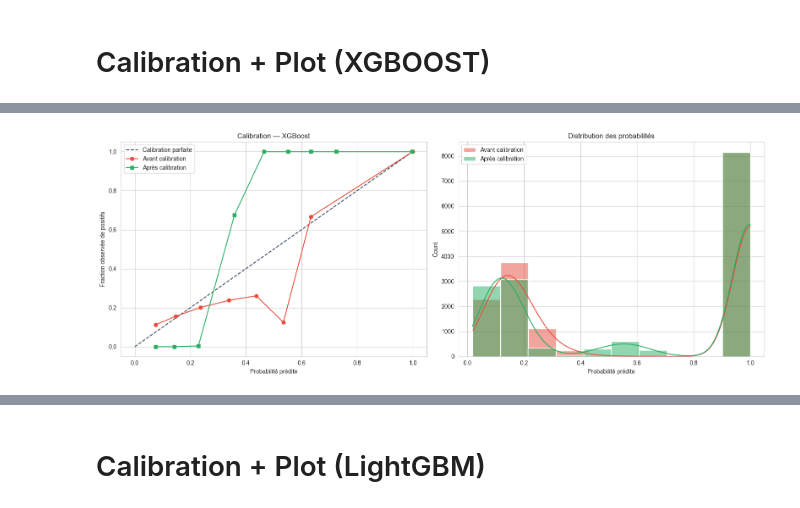
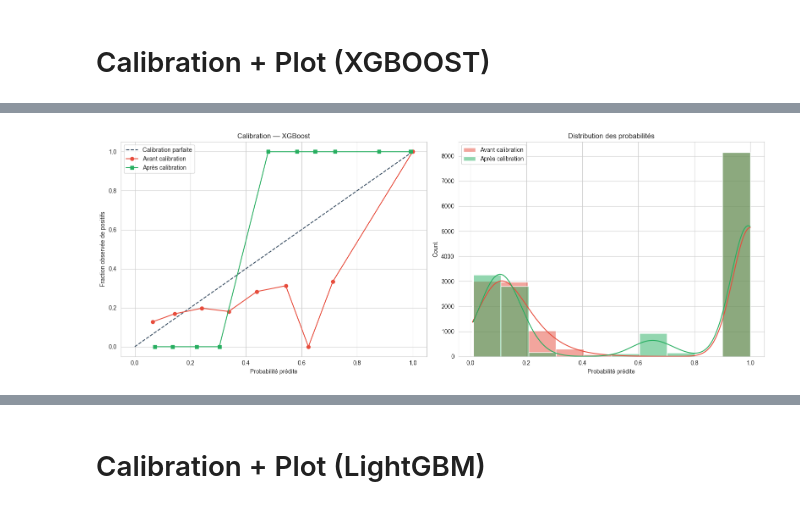
Before and after one commit to Manda404/health_lifestyle_diabetes, a Jupyter notebook: notebook/06_boosting_calibration.ipynb, the cells around one changed output, grey strips where cells are left out. Drawn from its saved outputs; the diff is of its cells as text; code cells hidden in the pictures.

```diff
--- a/notebook/06_boosting_calibration.ipynb
+++ b/notebook/06_boosting_calibration.ipynb
@@ -1004,7 +719,7 @@ for col in X_train.select_dtypes(exclude="number").columns:
 
 # Modèle brut
 xgb = XGBClassifier(
-    n_estimators=500,
+    n_estimators=1000,
     learning_rate=0.05,
     max_depth=6,
     subsample=0.8,
@@ -1066 +784 @@ plot_service.generate(
-[figure, old version]
+[figure, new version]
```
Also changed, not shown: parts of 16 cells of this notebook, 23 other files.
